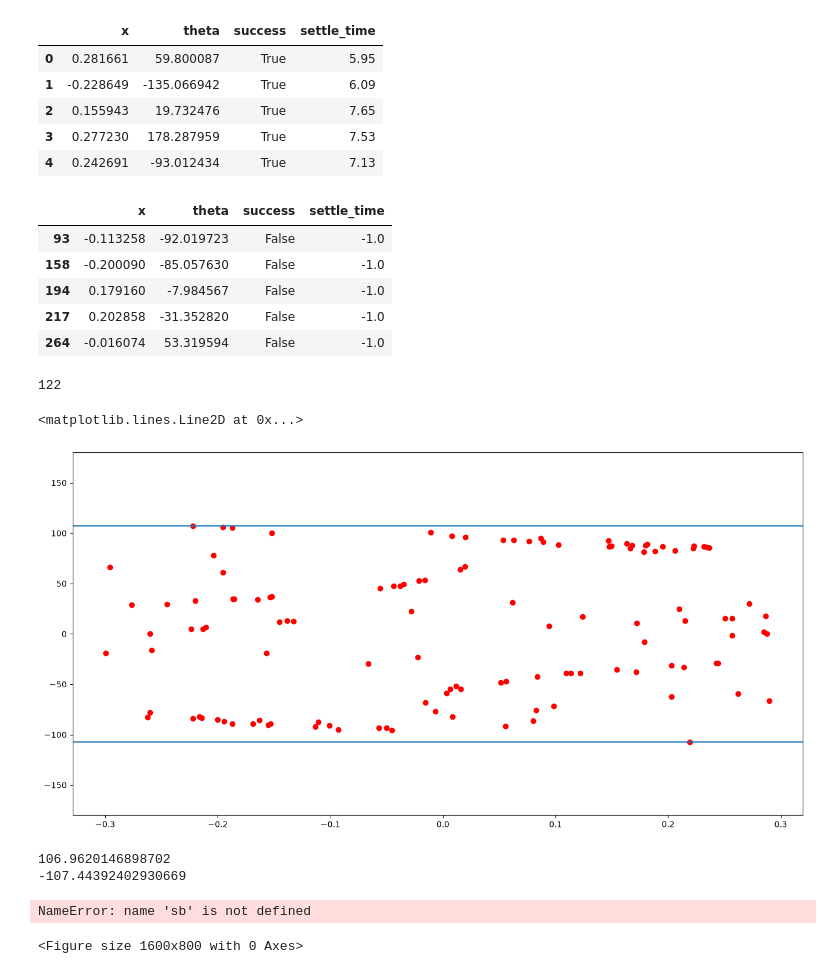
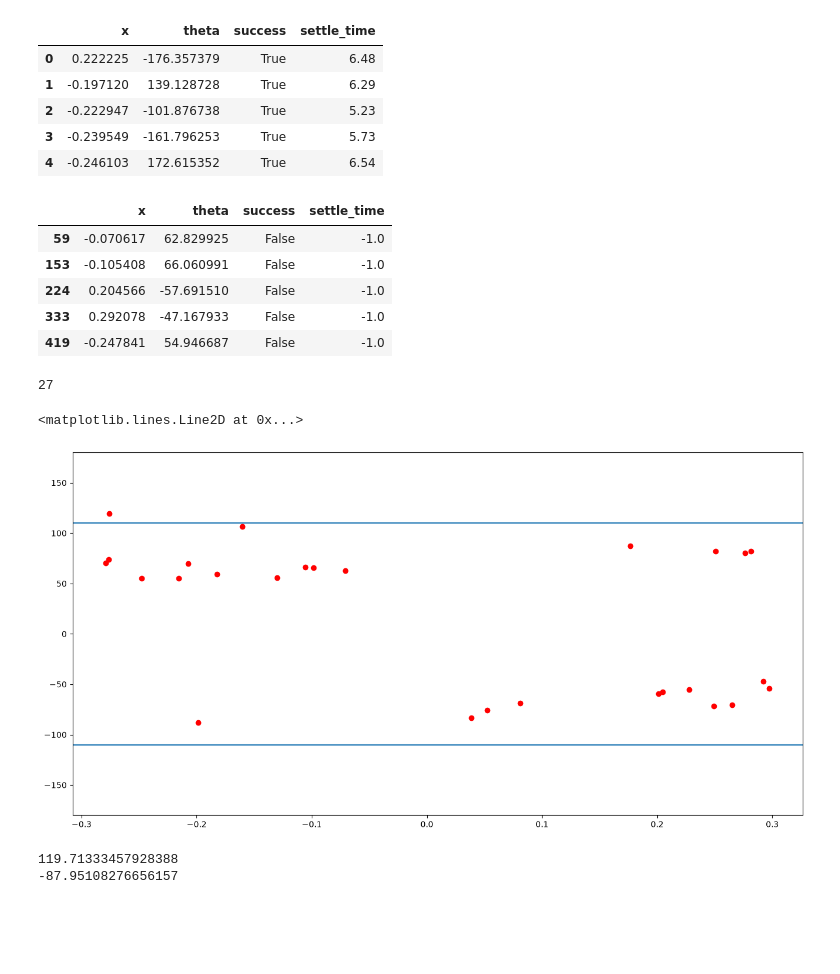
Before and after one commit to jhgh88/cart-pole-controller, a Jupyter notebook: scripts/batch_data_analysis.ipynb, the cells around one changed output. Drawn from its saved outputs; the diff is of its cells as text; code cells hidden in the pictures; blank space fills up the shorter version.

```diff
--- a/scripts/batch_data_analysis.ipynb
+++ b/scripts/batch_data_analysis.ipynb
@@ -8,5 +6,5 @@ ModuleNotFoundError: No module named 'seaborn'
 # %%
-df = pd.read_csv("../results/batch_results.csv")
-df.head()
+batch_results = pd.read_csv("../results/batch_results.csv")
+batch_results.head()
 # %% [output]
 |  | x | theta | success | settle_time |
@@ -29,50 +23,43 @@ sb.boxplot(data=df["theta"], ax=axes[1], orient="h")
 # %%
-successful_runs = df.loc[df["success"]==True]
+successful_runs = batch_results.loc[batch_results["success"]==True]
 successful_runs.head()
 # %% [output]
 |  | x | theta | success | settle_time |
-| 0 | 0.281661 | 59.800087 | True | 5.95 |
-| 1 | -0.228649 | -135.066942 | True | 6.09 |
-| 2 | 0.155943 | 19.732476 | True | 7.65 |
-| 3 | 0.277230 | 178.287959 | True | 7.53 |
-| 4 | 0.242691 | -93.012434 | True | 7.13 |
+| 0 | 0.222225 | -176.357379 | True | 6.48 |
+| 1 | -0.197120 | 139.128728 | True | 6.29 |
+| 2 | -0.222947 | -101.876738 | True | 5.23 |
+| 3 | -0.239549 | -161.796253 | True | 5.73 |
+| 4 | -0.246103 | 172.615352 | True | 6.54 |
 # %%
-failed_runs = df.loc[df["success"]==False]
+failed_runs = batch_results.loc[batch_results["success"]==False]
 failed_runs.head()
 # %% [output]
 |  | x | theta | success | settle_time |
-| 93 | -0.113258 | -92.019723 | False | -1.0 |
-| 158 | -0.200090 | -85.057630 | False | -1.0 |
-| 194 | 0.179160 | -7.984567 | False | -1.0 |
-| 217 | 0.202858 | -31.352820 | False | -1.0 |
-| 264 | -0.016074 | 53.319594 | False | -1.0 |
+| 59 | -0.070617 | 62.829925 | False | -1.0 |
+| 153 | -0.105408 | 66.060991 | False | -1.0 |
+| 224 | 0.204566 | -57.691510 | False | -1.0 |
+| 333 | 0.292078 | -47.167933 | False | -1.0 |
+| 419 | -0.247841 | 54.946687 | False | -1.0 |
 # %%
 len(failed_runs)
 # %% [output]
-122
+27
 # %%
 f = plt.figure(figsize=(16, 8))
 # plt.scatter(successful_runs["x"], successful_runs["theta"], color="green")
 plt.scatter(failed_runs["x"], failed_runs["theta"], color="red")
 plt.ylim((-180, 180))
-plt.axhline(max(failed_runs["theta"]), label=True)
-plt.axhline(min(failed_runs["theta"]))
+plt.axhline(110)
+plt.axhline(-110)
 # %% [output]
 <matplotlib.lines.Line2D at 0x...>
-[figure, old version]
+[figure, new version]
 # %%
 print(max(failed_runs["theta"]))
 print(min(failed_runs["theta"]))
 # %% [output]
-106.9620146898702
--107.44392402930669
+119.71333457928388
+-87.95108276656157
-# %%
-f = plt.figure(figsize=(16, 8))
-sb.boxplot(failed_runs["theta"], orient="h")
-plt.xlim(-180, 180)
-# %% [output]
-NameError: name 'sb' is not defined
-<Figure size 1600x800 with 0 Axes>
 # %%
 f = plt.figure(figsize=(16, 8))
 plt.scatter(successful_runs["x"], successful_runs["settle_time"], color="green")
```
Also changed, not shown: parts of 10 cells of this notebook, 1 other file.
